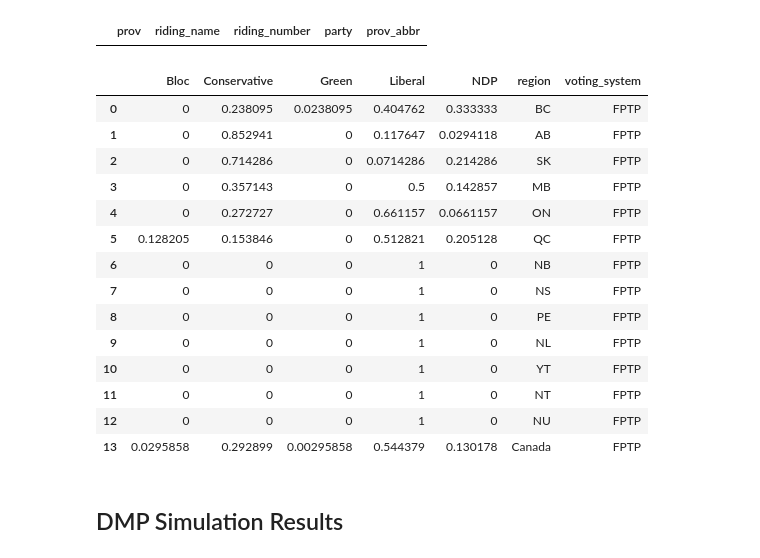
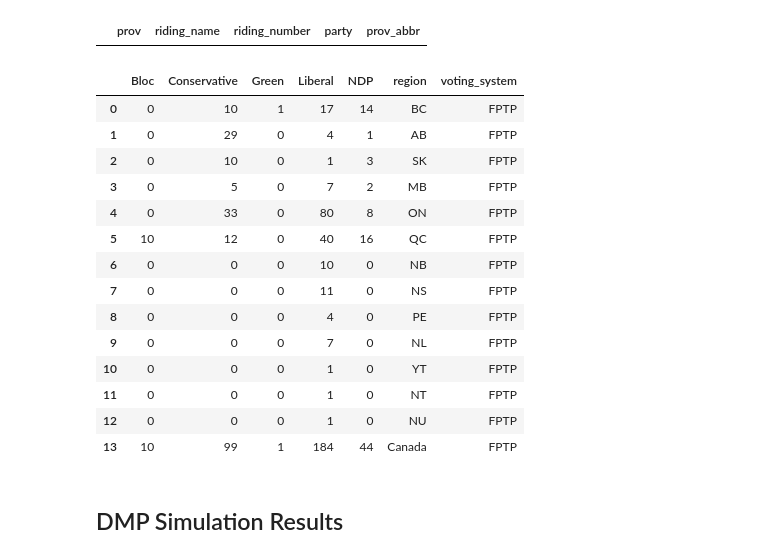
Before and after one commit to smcmurtry/electoral_reform, a Jupyter notebook: python/data_munging.ipynb, the cells around one changed output. Saved outputs shown, nothing was run; the diff lists cells and outputs as text; code cells hidden in the pictures.

```diff
--- a/python/data_munging.ipynb
+++ b/python/data_munging.ipynb
@@ -14,20 +14,30 @@ def get_df_sums(df, party=None, prov=None):
     return len(q)
 
 def create_summary_df(df, voting_system):
-    summary_df = pd.DataFrame(columns=parties + ['region', 'voting_system'], index=range(14))
-    summary_df['region'] = provs + ['Canada']
-    summary_df['voting_system'] = [voting_system]*len(summary_df)
+    tot_df = pd.DataFrame(columns=parties + ['region', 'voting_system'], index=range(14))
+    pct_df = pd.DataFrame(columns=parties + ['region', 'voting_system'], index=range(14))
 
-    for i in summary_df.index:
+    tot_df['region'] = provs + ['Canada']
+    pct_df['region'] = provs + ['Canada']
+
+    tot_df['voting_system'] = [voting_system]*len(tot_df)
+    pct_df['voting_system'] = [voting_system]*len(pct_df)
+
+    for i in pct_df.index:
         for p in parties:
-            if summary_df.region[i] == 'Canada':
+
+            if pct_df.region[i] == 'Canada':
                 n_seats_party = get_df_sums(df, party=p)
-                summary_df.set_value(i, p, n_seats_party*1./len(df))
+                tot_df.set_value(i, p, n_seats_party)
+                pct_df.set_value(i, p, n_seats_party*1./len(df))
+
             else:
-                n_seats_party = get_df_sums(df, party=p, prov=summary_df.region[i])
-                n_seats_prov = get_df_sums(df, prov=summary_df.region[i])
-                summary_df.set_value(i, p, n_seats_party*1./n_seats_prov)
-    return summary_df
+                n_seats_party = get_df_sums(df, party=p, prov=pct_df.region[i])
+                n_seats_prov = get_df_sums(df, prov=pct_df.region[i])
+                pct_df.set_value(i, p, n_seats_party*1./n_seats_prov)
+                tot_df.set_value(i, p, n_seats_party)
+
+    return tot_df, pct_df
 # %% [markdown]
 ## Popular Vote results
 # %%
@@ -149,25 +174,26 @@ fptp['seat_type'] = ['local']*len(fptp)
 # %%
 fptp.to_csv('../web/data/fptp_clean.csv', index=None)
 # %%
-fptp2 = create_summary_df(fptp, 'FPTP')
+tot_df_fptp, pct_df_fptp = create_summary_df(fptp, 'FPTP')
+#  fptp2 = create_summary_df(fptp, 'FPTP')
-# %%
-fptp2
-# %% [output]
-|  | Bloc | Conservative | Green | Liberal | NDP | region | voting_system |
-| 0 | 0 | 0.238095 | 0.0238095 | 0.404762 | 0.333333 | BC | FPTP |
-| 1 | 0 | 0.852941 | 0 | 0.117647 | 0.0294118 | AB | FPTP |
-| 2 | 0 | 0.714286 | 0 | 0.0714286 | 0.214286 | SK | FPTP |
-| 3 | 0 | 0.357143 | 0 | 0.5 | 0.142857 | MB | FPTP |
-| 4 | 0 | 0.272727 | 0 | 0.661157 | 0.0661157 | ON | FPTP |
-| 5 | 0.128205 | 0.153846 | 0 | 0.512821 | 0.205128 | QC | FPTP |
-| 6 | 0 | 0 | 0 | 1 | 0 | NB | FPTP |
-| 7 | 0 | 0 | 0 | 1 | 0 | NS | FPTP |
-| 8 | 0 | 0 | 0 | 1 | 0 | PE | FPTP |
-| 9 | 0 | 0 | 0 | 1 | 0 | NL | FPTP |
-| 10 | 0 | 0 | 0 | 1 | 0 | YT | FPTP |
-| 11 | 0 | 0 | 0 | 1 | 0 | NT | FPTP |
-| 12 | 0 | 0 | 0 | 1 | 0 | NU | FPTP |
-| 13 | 0.0295858 | 0.292899 | 0.00295858 | 0.544379 | 0.130178 | Canada | FPTP |
+# %%
+tot_df_fptp
+# %% [output]
+|  | Bloc | Conservative | Green | Liberal | NDP | region | voting_system |
+| 0 | 0 | 10 | 1 | 17 | 14 | BC | FPTP |
+| 1 | 0 | 29 | 0 | 4 | 1 | AB | FPTP |
+| 2 | 0 | 10 | 0 | 1 | 3 | SK | FPTP |
+| 3 | 0 | 5 | 0 | 7 | 2 | MB | FPTP |
+| 4 | 0 | 33 | 0 | 80 | 8 | ON | FPTP |
+| 5 | 10 | 12 | 0 | 40 | 16 | QC | FPTP |
+| 6 | 0 | 0 | 0 | 10 | 0 | NB | FPTP |
+| 7 | 0 | 0 | 0 | 11 | 0 | NS | FPTP |
+| 8 | 0 | 0 | 0 | 4 | 0 | PE | FPTP |
+| 9 | 0 | 0 | 0 | 7 | 0 | NL | FPTP |
+| 10 | 0 | 0 | 0 | 1 | 0 | YT | FPTP |
+| 11 | 0 | 0 | 0 | 1 | 0 | NT | FPTP |
+| 12 | 0 | 0 | 0 | 1 | 0 | NU | FPTP |
+| 13 | 10 | 99 | 1 | 184 | 44 | Canada | FPTP |
 # %% [markdown]
 ## DMP Simulation Results
 # %%
```
Also changed, not shown: parts of 28 cells of this notebook, 8 other files.
